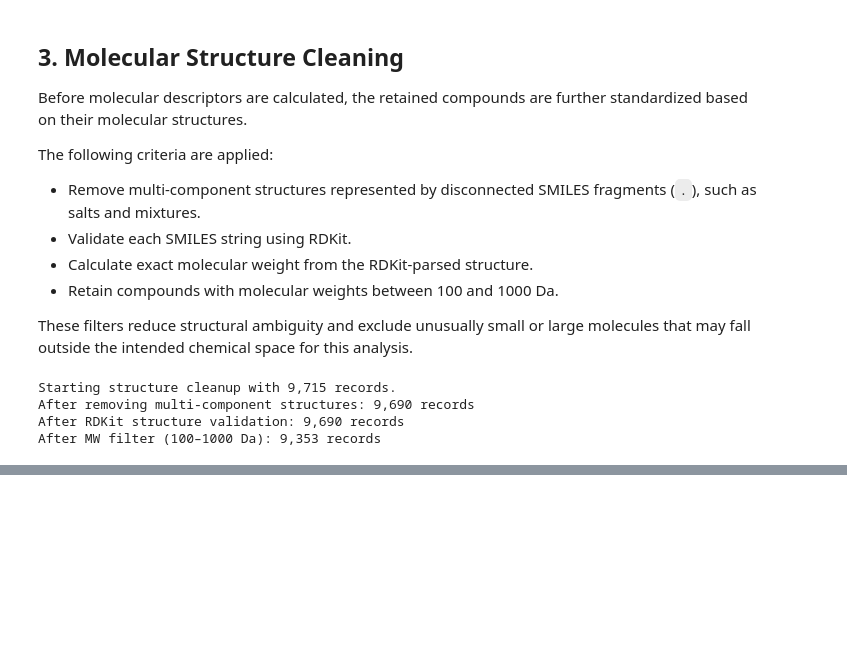
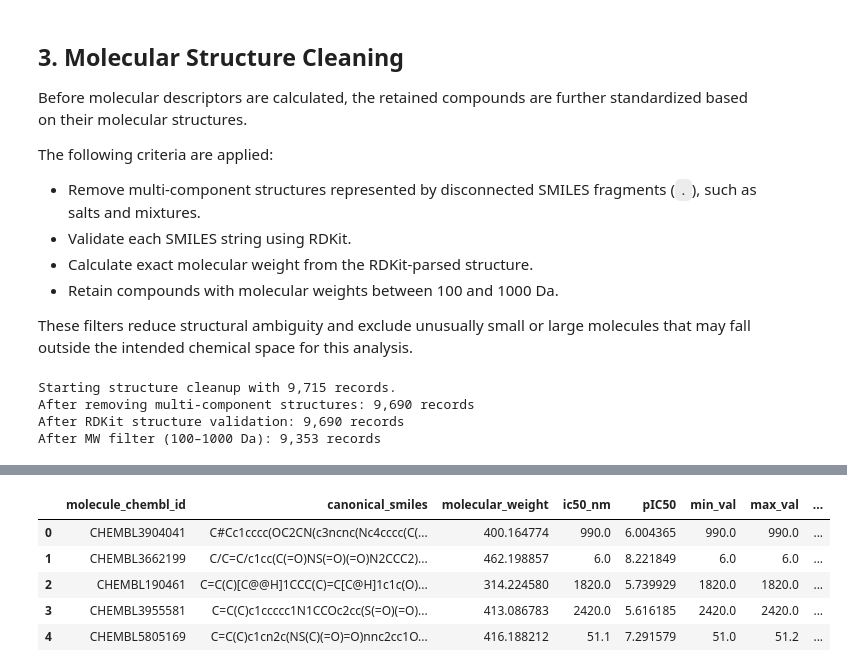
Before and after one commit to larry-xiping/nav1.7-sodium-channel-sar, a Jupyter notebook: notebooks/01_data_preparation.ipynb, the cells around one changed output, grey strips where cells are left out. Drawn from its saved outputs; the diff is of its cells as text; code cells hidden in the pictures; blank space fills up the shorter version.

```diff
--- a/notebooks/01_data_preparation.ipynb
+++ b/notebooks/01_data_preparation.ipynb
@@ -352,0 +368,73 @@ Name: count, dtype: int64
+# %%
+# Rename median IC50 to a more explicit name
+grouped = grouped.rename(
+    columns={'median': 'ic50_nm'}
+)
+
+
+# ---------------------------------------------------------
+# Add molecular metadata back to the compound-level dataset
+# ---------------------------------------------------------
+
+# Collect ChEMBL IDs associated with each canonical SMILES
+molecule_metadata = (
+    df_numeric
+    .groupby('canonical_smiles')
+    .agg(
+        molecule_chembl_id=(
+            'molecule_chembl_id',
+            lambda x: ';'.join(sorted(set(x.dropna().astype(str))))
+        ),
+        molecular_weight=('molecular_weight', 'median')
+    )
+    .reset_index()
+)
+
+
+# Merge metadata with the grouped activity data
+prepared_df = grouped.merge(
+    molecule_metadata,
+    on='canonical_smiles',
+    how='left'
+)
+
+
+# ---------------------------------------------------------
+# Calculate pIC50
+# ---------------------------------------------------------
+
+# IC50 is expressed in nM:
+# pIC50 = 9 - log10(IC50 in nM)
+
+prepared_df['pIC50'] = (
+    9 - np.log10(prepared_df['ic50_nm'])
+)
+
+
+# ---------------------------------------------------------
+# Arrange columns
+# ---------------------------------------------------------
+
+prepared_df = prepared_df[[
+    'molecule_chembl_id',
+    'canonical_smiles',
+    'molecular_weight',
+    'ic50_nm',
+    'pIC50',
+    'min_val',
+    'max_val',
+    'measurement_count',
+    'max_min_ratio',
+    'data_quality',
+    'confidence_level'
+]]
+
+
+display(prepared_df.head())
+# %% [output]
+|  | molecule_chembl_id | canonical_smiles | molecular_weight | ic50_nm | pIC50 | min_val | max_val | ... |
+| 0 | CHEMBL3904041 | C#Cc1cccc(OC2CN(c3ncnc(Nc4cccc(C(... | 400.164774 | 990.0 | 6.004365 | 990.0 | 990.0 | ... |
+| 1 | CHEMBL3662199 | C/C=C/c1cc(C(=O)NS(=O)(=O)N2CCC2)... | 462.198857 | 6.0 | 8.221849 | 6.0 | 6.0 | ... |
+| 2 | CHEMBL190461 | C=C(C)[C@@H]1CCC(C)=C[C@H]1c1c(O)... | 314.224580 | 1820.0 | 5.739929 | 1820.0 | 1820.0 | ... |
+| 3 | CHEMBL3955581 | C=C(C)c1ccccc1N1CCOc2cc(S(=O)(=O)... | 413.086783 | 2420.0 | 5.616185 | 2420.0 | 2420.0 | ... |
+| 4 | CHEMBL5805169 | C=C(C)c1cn2c(NS(C)(=O)=O)nnc2cc1O... | 416.188212 | 51.1 | 7.291579 | 51.0 | 51.2 | ... |
```
Also changed, not shown: parts of 8 cells of this notebook.
